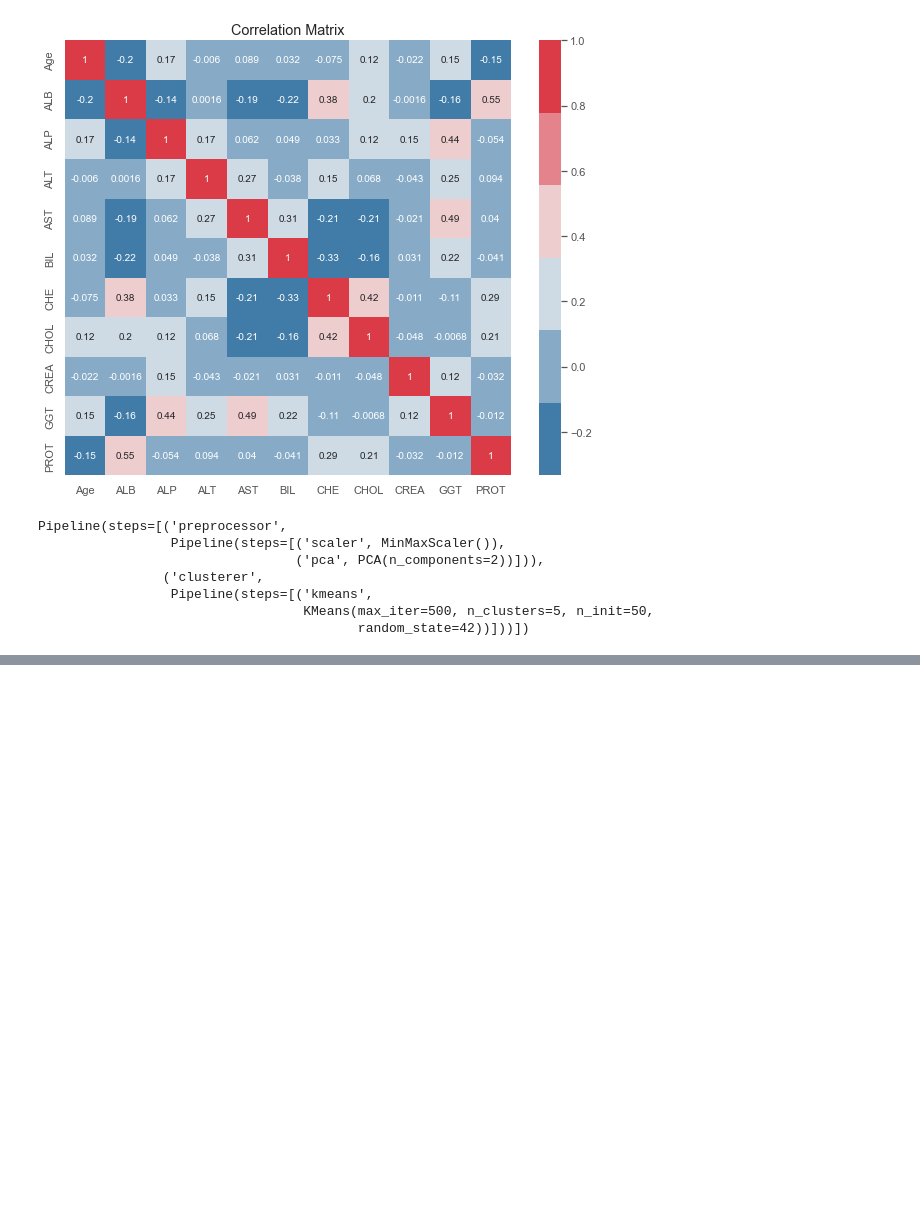
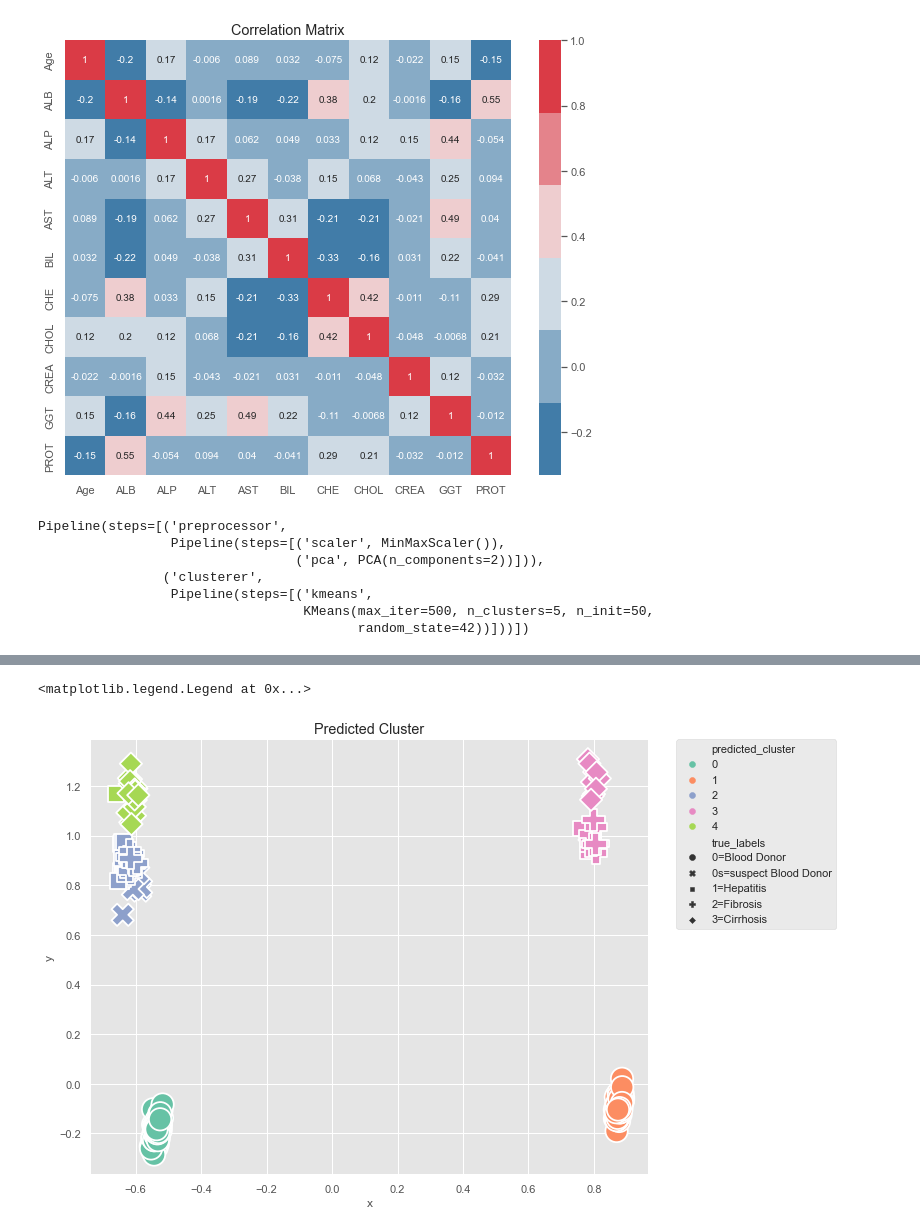
Before and after one commit to Omuk/Reborn, a Jupyter notebook: Data Practice/Practice_Field.ipynb, the cells around one changed output, grey strips where cells are left out. Drawn from its saved outputs; the diff is of its cells as text; code cells hidden in the pictures; blank space fills up the shorter version.

Commit message:
data

```diff
--- a/Data Practice/Practice_Field.ipynb
+++ b/Data Practice/Practice_Field.ipynb
@@ -197,0 +184,26 @@ predicted_labels = pipe['clusterer']['kmeans'].labels_
+# %%
+pcdaf = pd.DataFrame(
+    preprocessed_data, columns=['x', 'y']
+)
+
+pcdaf['predicted_cluster'] = predicted_labels
+pcdaf['true_labels'] = le.inverse_transform(y_true)
+
+f,ax = plt.subplots(figsize=(10,8))
+
+ax.set_title('Predicted Cluster')
+
+scatt = sns.scatterplot(
+    data=pcdaf,
+    s=500,
+    x='x',
+    y='y',
+    hue='predicted_cluster',
+    style='true_labels',
+    palette='Set2'
+)
+
+scatt.legend(bbox_to_anchor=(1.05,1), loc=2, borderaxespad=0.0)
+# %% [output]
+<matplotlib.legend.Legend at 0x...>
+[figure, added]
```
Also changed, not shown: parts of 1 cell of this notebook.
